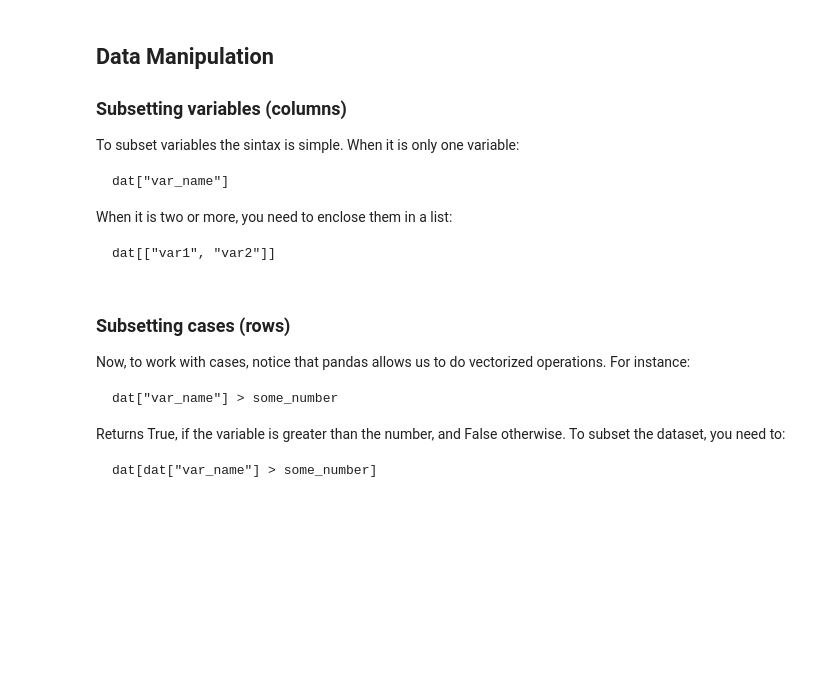
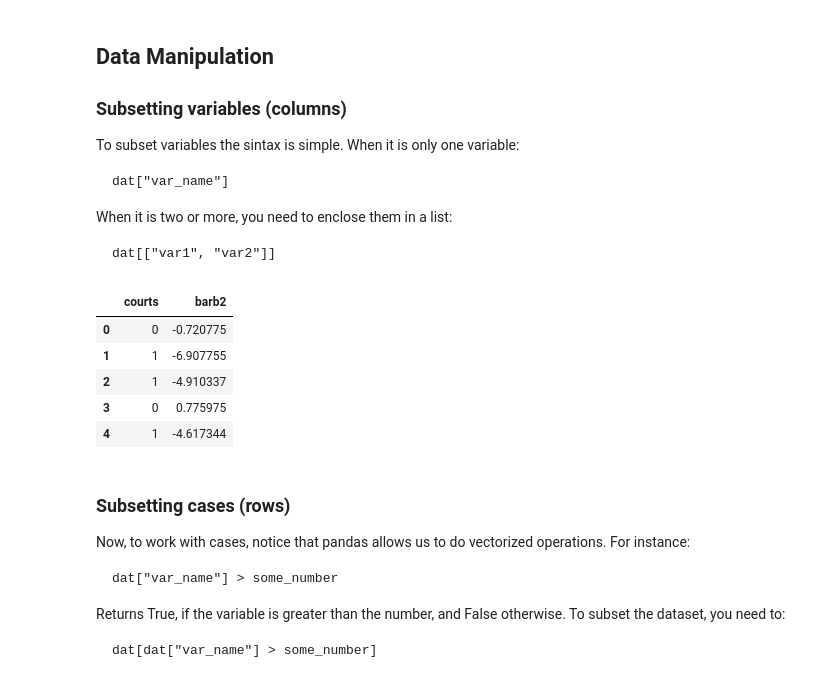
Before and after one commit to umbertomig/POLI175public, a Jupyter notebook: lectures/lecture03/POLI175-Lecture03-Student.ipynb, the cells around one changed output. Cells and saved outputs as stored; diff of their text form; code cells hidden in the pictures; blank space fills up the shorter version.

````diff
--- a/lectures/lecture03/POLI175-Lecture03-Student.ipynb
+++ b/lectures/lecture03/POLI175-Lecture03-Student.ipynb
@@ -248,6 +248,15 @@ dat[["var1", "var2"]]
 ```
 # %%
 # My code here
+dat.head()
+dat[['courts', 'barb2']].head()
+# %% [output]
+|  | courts | barb2 |
+| 0 | 0 | -0.720775 |
+| 1 | 1 | -6.907755 |
+| 2 | 1 | -4.910337 |
+| 3 | 0 | 0.775975 |
+| 4 | 1 | -4.617344 |
 # %% [markdown]
 ### Subsetting cases (rows)
 
````
Also changed, not shown: parts of 5 cells of this notebook, 8 other files.
